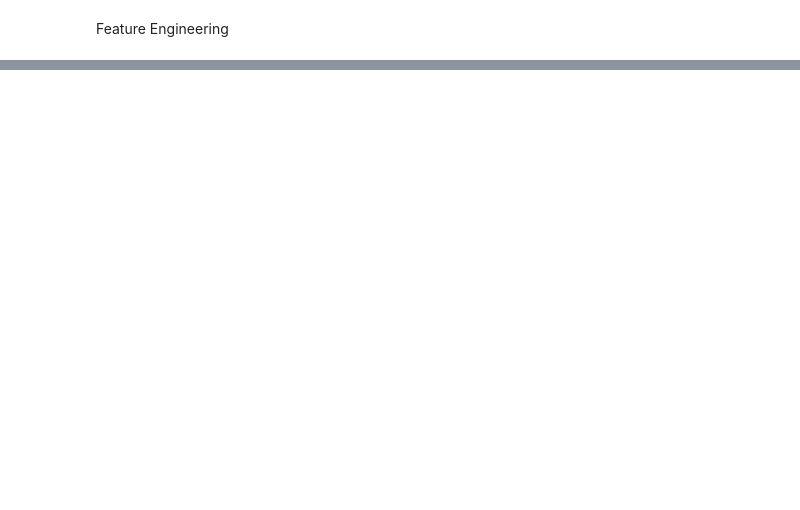
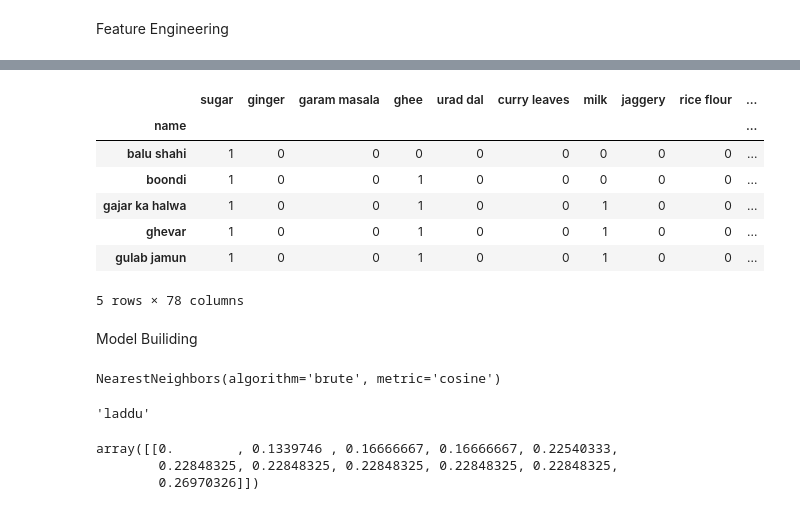
Before and after one commit to therajtiwari/Agli-Thali, a Jupyter notebook: ifc.ipynb, the cells around one changed output, grey strips where cells are left out. Cells and saved outputs as stored; diff of their text form; code cells hidden in the pictures; blank space fills up the shorter version.

```diff
--- a/ifc.ipynb
+++ b/ifc.ipynb
@@ -542,0 +703,5 @@ final_ingredients.head()
+# %%
+# let's concat it with our main "data" data frame
+
+cdata = pd.concat([cdata, state_encoding], axis = 1)
+cdata.head(2)
@@ -542,0 +715,6 @@ final_ingredients.head()
+# %%
+# let's encode region using one hot encoding
+
+# here i drop first column which is All Region for preventing dummy variable trap
+region_encoding = pd.get_dummies(data.region, drop_first = True)
+region_encoding.head(2)
@@ -542,0 +725,5 @@ final_ingredients.head()
+# %%
+# let's concat it with main "data" data frame
+
+cdata = pd.concat([cdata, region_encoding], axis = 1)
+cdata.head(2)
@@ -542,0 +737,8 @@ final_ingredients.head()
+# %%
+# let's create a final data frame
+# let's remove unnecessary columns which are not required not and store it as final_data
+
+final_data = cdata.drop(columns = ['ingredients', 'diet', 'prep_time', 'cook_time',
+       'flavor_profile', 'course', 'state', 'region'])
+
+final_data.head()
@@ -542,0 +753,39 @@ final_ingredients.head()
+# %%
+# here i'm going to use Nearest Neighbors using cosine similarity so for model purpose let's take name column
+# as a index
+
+final_data.set_index("name", inplace = True)
+final_data.head()
+# %% [output]
+|  | sugar | ginger | garam masala | ghee | urad dal | curry leaves | milk | jaggery | rice flour | ... |
+| name |  |  |  |  |  |  |  |  |  | ... |
+| balu shahi | 1 | 0 | 0 | 0 | 0 | 0 | 0 | 0 | 0 | ... |
+| boondi | 1 | 0 | 0 | 1 | 0 | 0 | 0 | 0 | 0 | ... |
+| gajar ka halwa | 1 | 0 | 0 | 1 | 0 | 0 | 1 | 0 | 0 | ... |
+| ghevar | 1 | 0 | 0 | 1 | 0 | 0 | 1 | 0 | 0 | ... |
+| gulab jamun | 1 | 0 | 0 | 1 | 0 | 0 | 1 | 0 | 0 | ... |
+5 rows × 78 columns
+# %% [markdown]
+Model Builiding
+# %%
+# here i'm going to use cosine similarity to recommend the cuisine
+# cosine similarity is nothing but a degree between two data points or two similar type of data
+
+# here i'm going to use Nearest Neighbors for implementing cosine distance
+# consine distance = 1 - consine similarity
+
+# here i use Nearest Neighbors with metric cosine and brute algorithm
+
+from sklearn.neighbors import NearestNeighbors
+
+model = NearestNeighbors(metric = "cosine", algorithm = "brute")
+model.fit(final_data)
+# %% [output]
+NearestNeighbors(algorithm='brute', metric='cosine')
+# %%
+# now our model is ready so let's test it
+
+picked_cuisine = final_data.index[np.random.choice(final_data.shape[0])]
+picked_cuisine
+# %% [output]
+'laddu'
@@ -542,0 +801,6 @@ final_ingredients.head()
+# %%
+distance
+# %% [output]
+array([[0.        , 0.1339746 , 0.16666667, 0.16666667, 0.22540333,
+        0.22848325, 0.22848325, 0.22848325, 0.22848325, 0.22848325,
+        0.26970326]])
```
Also changed, not shown: parts of 35 cells of this notebook, 3 other files.
